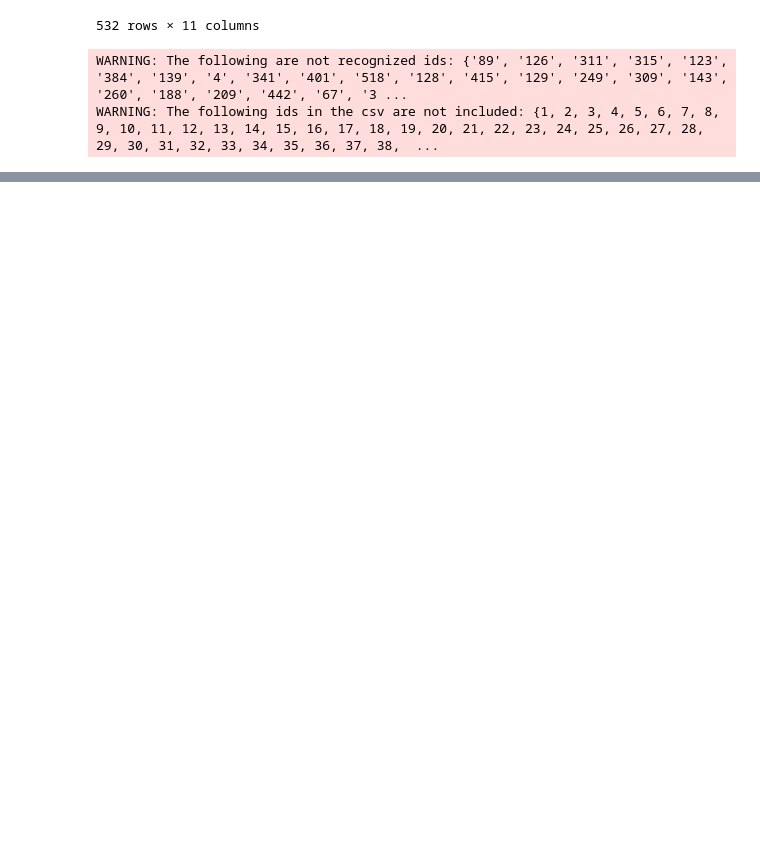
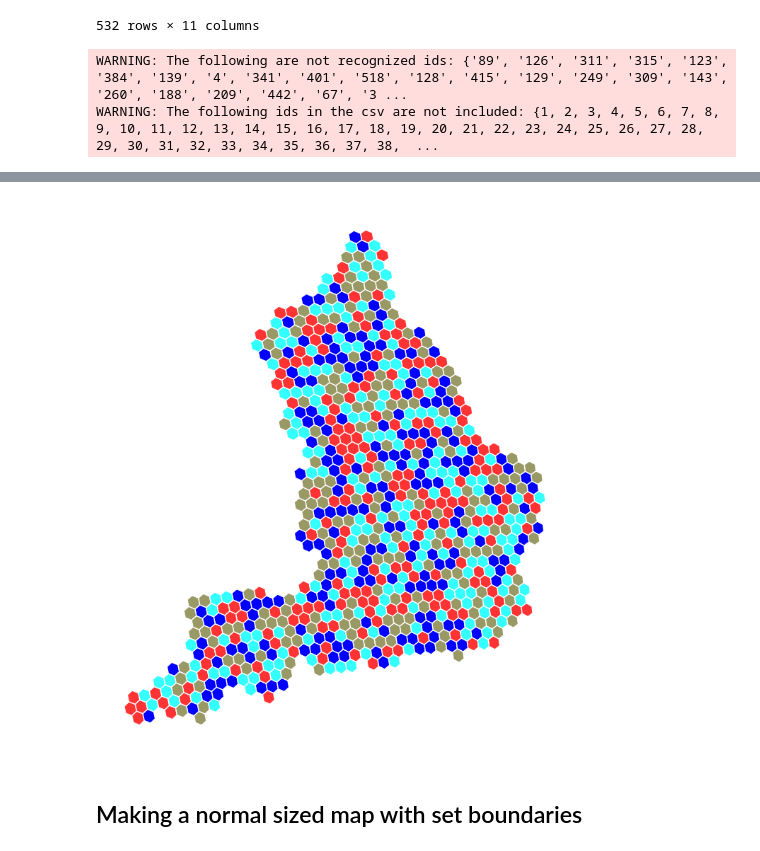
Before and after one commit to willgreen93/UK_election, a Jupyter notebook: interface/interface_new.ipynb, the cells around one changed output, grey strips where cells are left out. Cells and saved outputs as stored; diff of their text form; code cells hidden in the pictures; blank space fills up the shorter version.

Commit message:
fixed random hex colors now for option 2

```diff
--- a/interface/interface_new.ipynb
+++ b/interface/interface_new.ipynb
@@ -103,0 +135,10 @@ cg.done(save_filename="geo_uk_hex.svg", show=True)
+# %%
+from matplotlib.colors import ListedColormap
+
+england_hex_5 = england.hexagons(5)
+cmap = ListedColormap(['#ff3333', 'b', '#33ffff', '#999966'])
+england_hex_5.plot(lw=1, edgecolor="w", cmap=cmap, figsize=(10, 10)).set_axis_off();
+# %% [output]
+[figure, added]
+# %% [markdown]
+## Making a normal sized map with set boundaries
```
Also changed, not shown: parts of 9 cells of this notebook, 4 other files.
